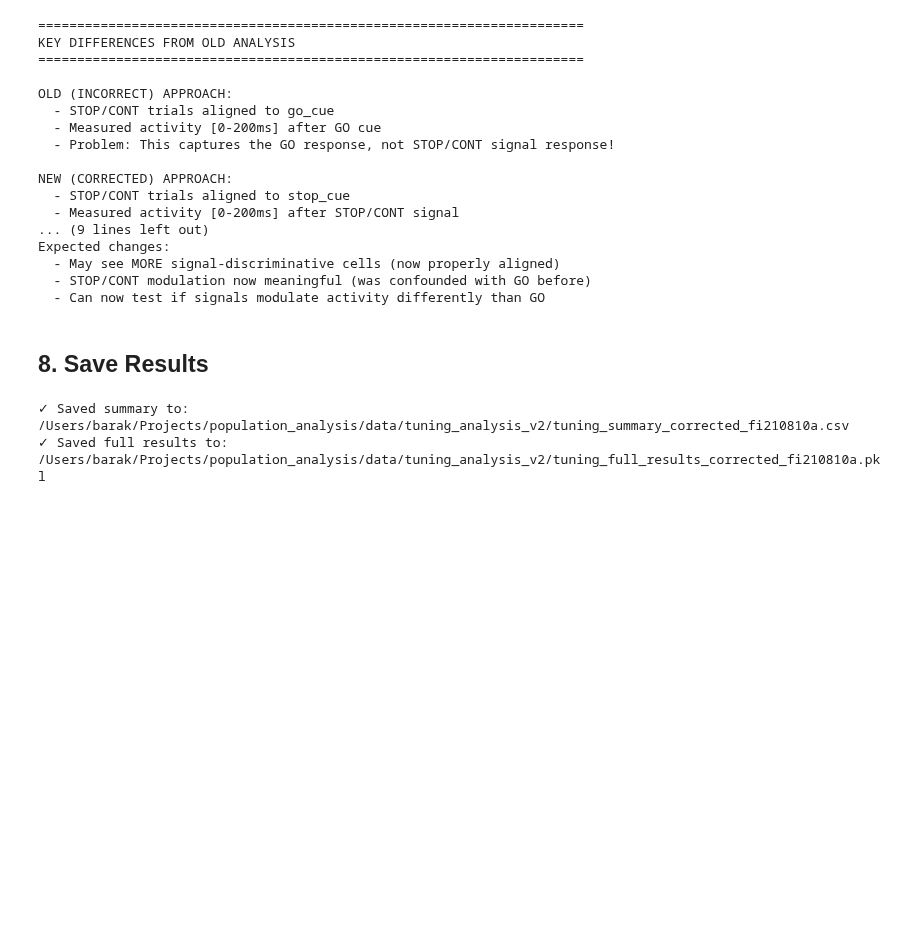
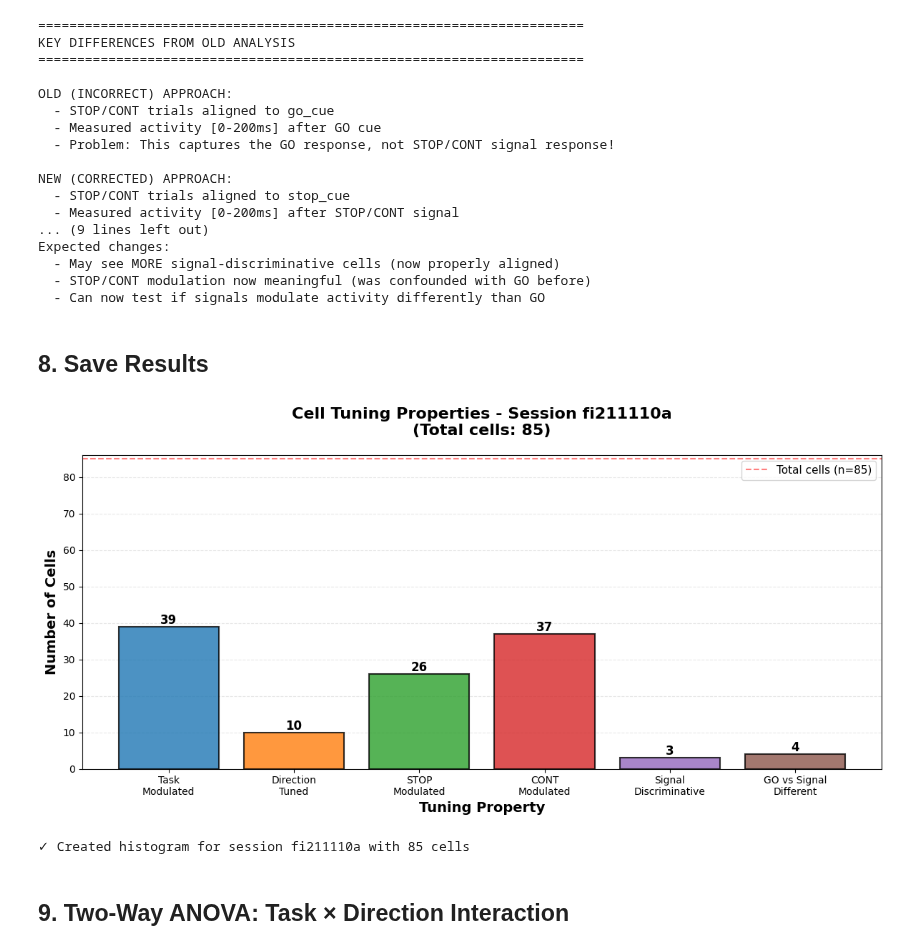
Before and after one commit to barrackHa/Population-Analysis, a Jupyter notebook: population_analysis/cell_tuning_analysis.ipynb, the cells around one changed output. Drawn from its saved outputs; the diff is of its cells as text; code cells hidden in the pictures; blank space fills up the shorter version.

Commit message:
Two-way ANOVA and fixs

```diff
--- a/population_analysis/cell_tuning_analysis.ipynb
+++ b/population_analysis/cell_tuning_analysis.ipynb
@@ -625,20 +639,55 @@ Expected changes:
   - Can now test if signals modulate activity differently than GO
 # %% [markdown]
 ## 8. Save Results
-# %%
-# Create output directory
-output_path = Path.cwd().parent / 'data' / 'tuning_analysis_v2'
-output_path.mkdir(exist_ok=True)
-
-# Save summary DataFrame
-csv_file = output_path / f'tuning_summary_corrected_{best_session_id}.csv'
-summary_df.to_csv(csv_file, index=False)
-print(f"✓ Saved summary to: {csv_file}")
-
-# Save full results as pickle
-pkl_file = output_path / f'tuning_full_results_corrected_{best_session_id}.pkl'
-pd.to_pickle(all_results, pkl_file)
-print(f"✓ Saved full results to: {pkl_file}")
-# %% [output]
-✓ Saved summary to: /Users/barak/Projects/population_analysis/data/tuning_analysis_v2/tuning_summary_corrected_fi210810a.csv
-✓ Saved full results to: /Users/barak/Projects/population_analysis/data/tuning_analysis_v2/tuning_full_results_corrected_fi210810a.pkl
+# %%
+# Create histogram of tuning properties
+import matplotlib.pyplot as plt
+
+# Prepare data for histogram
+tuning_properties = {
+    'Task\nModulated': summary_df['is_task_modulated'].sum(),
+    'Direction\nTuned': summary_df['is_direction_tuned'].sum(),
+    'STOP\nModulated': summary_df['is_stop_modulated'].sum(),
+    'CONT\nModulated': summary_df['is_cont_modulated'].sum(),
+    'Signal\nDiscriminative': summary_df['is_signal_discriminative'].sum(),
+    'GO vs Signal\nDifferent': summary_df['is_go_vs_signal_different'].sum()
+}
+
+# Create figure
+fig, ax = plt.subplots(figsize=(12, 6))
+
+# Create bar plot
+bars = ax.bar(tuning_properties.keys(), tuning_properties.values(),
+              color=['#1f77b4', '#ff7f0e', '#2ca02c', '#d62728', '#9467bd', '#8c564b'],
+              edgecolor='black', linewidth=1.5, alpha=0.8)
+
+# Add value labels on top of bars
+for bar in bars:
+    height = bar.get_height()
+    ax.text(bar.get_x() + bar.get_width()/2., height,
+            f'{int(height)}',
+            ha='center', va='bottom', fontsize=12, fontweight='bold')
+
+# Customize plot
+ax.set_ylabel('Number of Cells', fontsize=14, fontweight='bold')
+ax.set_xlabel('Tuning Property', fontsize=14, fontweight='bold')
+ax.set_title(f'Cell Tuning Properties - Session {best_session_id}\n(Total cells: {len(summary_df)})',
+             fontsize=16, fontweight='bold', pad=20)
+ax.set_ylim(0, len(summary_df) + 1)
+ax.grid(axis='y', alpha=0.3, linestyle='--')
+ax.set_axisbelow(True)
+
+# Add horizontal line for total cells
+ax.axhline(y=len(summary_df), color='red', linestyle='--', linewidth=1.5,
+           alpha=0.5, label=f'Total cells (n={len(summary_df)})')
+ax.legend(loc='upper right', fontsize=11)
+
+plt.tight_layout()
+plt.show()
+
+print(f"\n✓ Created histogram for session {best_session_id} with {len(summary_df)} cells")
+# %% [output]
+[figure, added]
+✓ Created histogram for session fi211110a with 85 cells
+# %% [markdown]
+## 9. Two-Way ANOVA: Task × Direction Interaction
```
Also changed, not shown: parts of 19 cells of this notebook, 1 other file.
